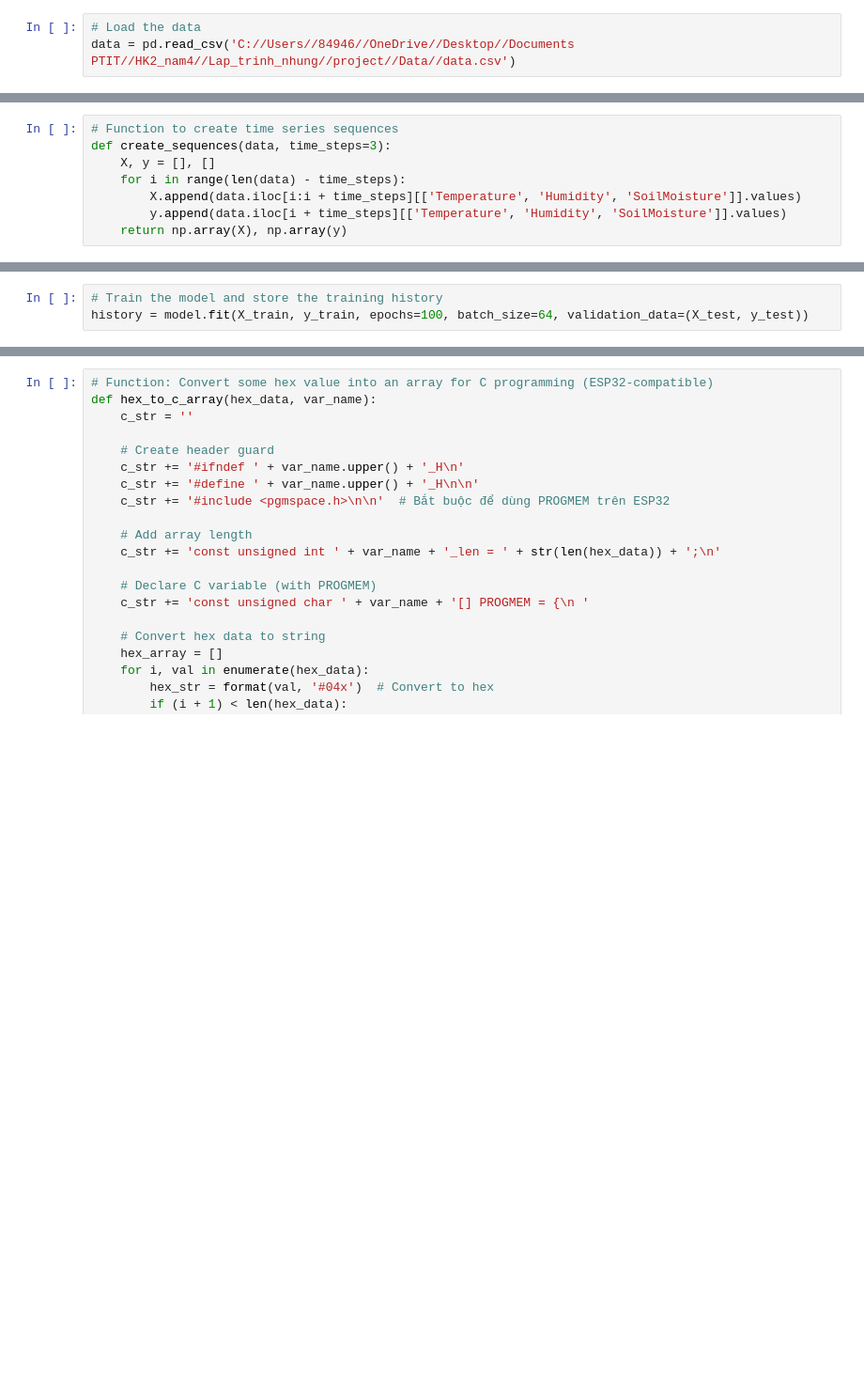
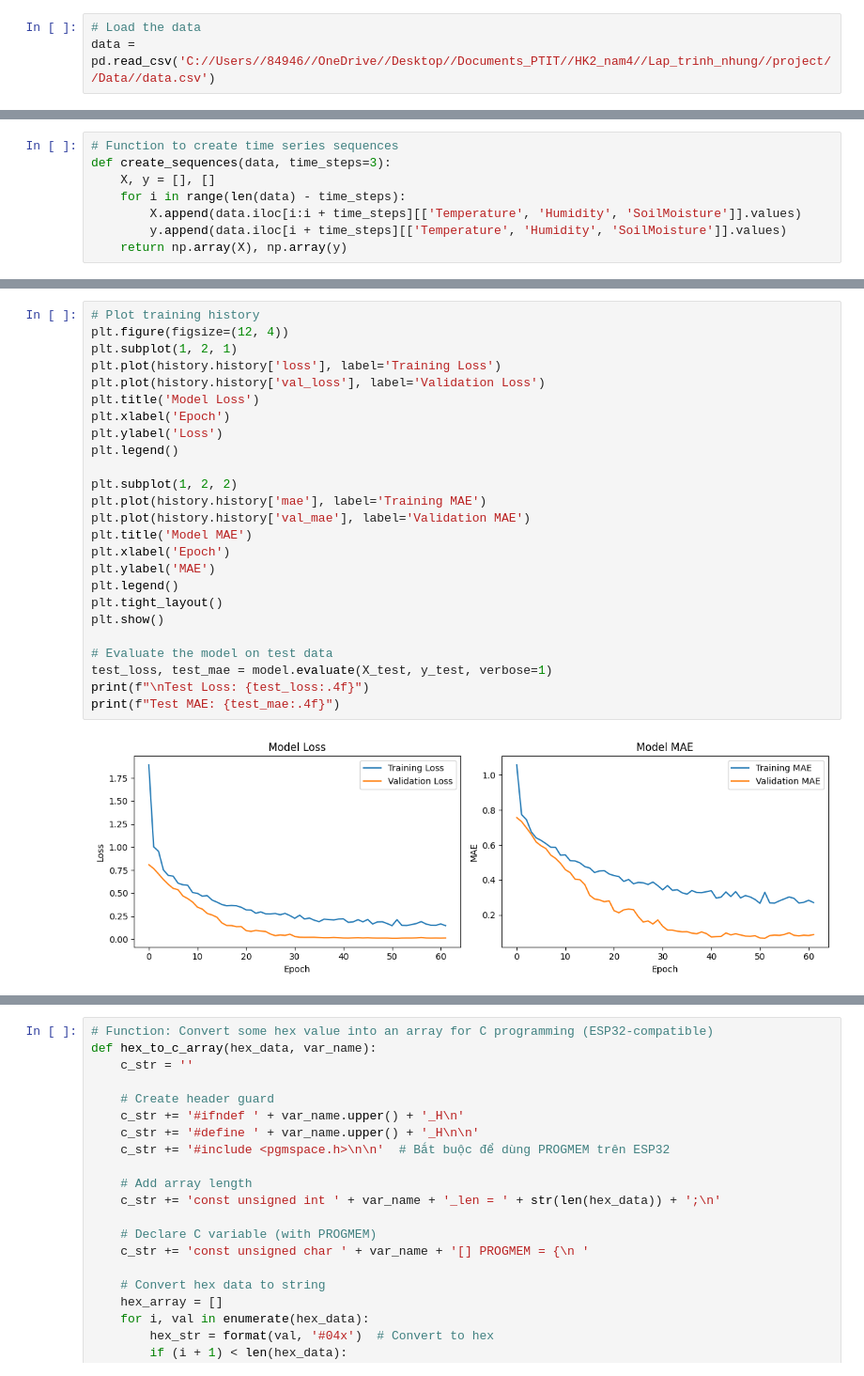
Before and after one commit to tbdung1/he_thong_nhung_D21, a Jupyter notebook: Model/model_updated.ipynb, the cells around one changed output, grey strips where cells are left out. Shown at 94% size. Cells and saved outputs as stored; diff of their text form; blank space fills up the shorter version.

Commit message:
Model

```diff
--- a/Model/model_updated.ipynb
+++ b/Model/model_updated.ipynb
@@ -18,7 +13,7 @@ tflite_model_name = 'nhung_model'  # Will be given .tflite suffix
 c_model_name = 'nhung_model'
 # %%
 # Load the data
-data = pd.read_csv('C://Users//84946//OneDrive//Desktop//Documents PTIT//HK2_nam4//Lap_trinh_nhung//project//Data//data.csv')
+data = pd.read_csv('C://Users//84946//OneDrive//Desktop//Documents_PTIT//HK2_nam4//Lap_trinh_nhung//project//Data//data.csv')
 # %%
 # Calculate the mean of each column
 mean_temperature = data['Temperature'].mean()
@@ -94,3 +145,0 @@ model.compile(optimizer='adam', loss='mse', metrics=['mae'])
-# %%
-# Train the model and store the training history
-history = model.fit(X_train, y_train, epochs=100, batch_size=64, validation_data=(X_test, y_test))
@@ -204,0 +146,27 @@ Time Step 706:
+# %%
+# Plot training history
+plt.figure(figsize=(12, 4))
+plt.subplot(1, 2, 1)
+plt.plot(history.history['loss'], label='Training Loss')
+plt.plot(history.history['val_loss'], label='Validation Loss')
+plt.title('Model Loss')
+plt.xlabel('Epoch')
+plt.ylabel('Loss')
+plt.legend()
+
+plt.subplot(1, 2, 2)
+plt.plot(history.history['mae'], label='Training MAE')
+plt.plot(history.history['val_mae'], label='Validation MAE')
+plt.title('Model MAE')
+plt.xlabel('Epoch')
+plt.ylabel('MAE')
+plt.legend()
+plt.tight_layout()
+plt.show()
+
+# Evaluate the model on test data
+test_loss, test_mae = model.evaluate(X_test, y_test, verbose=1)
+print(f"\nTest Loss: {test_loss:.4f}")
+print(f"Test MAE: {test_mae:.4f}")
+# %% [output]
+[figure, added]
```
Also changed, not shown: parts of 11 cells of this notebook, 14 other files.
